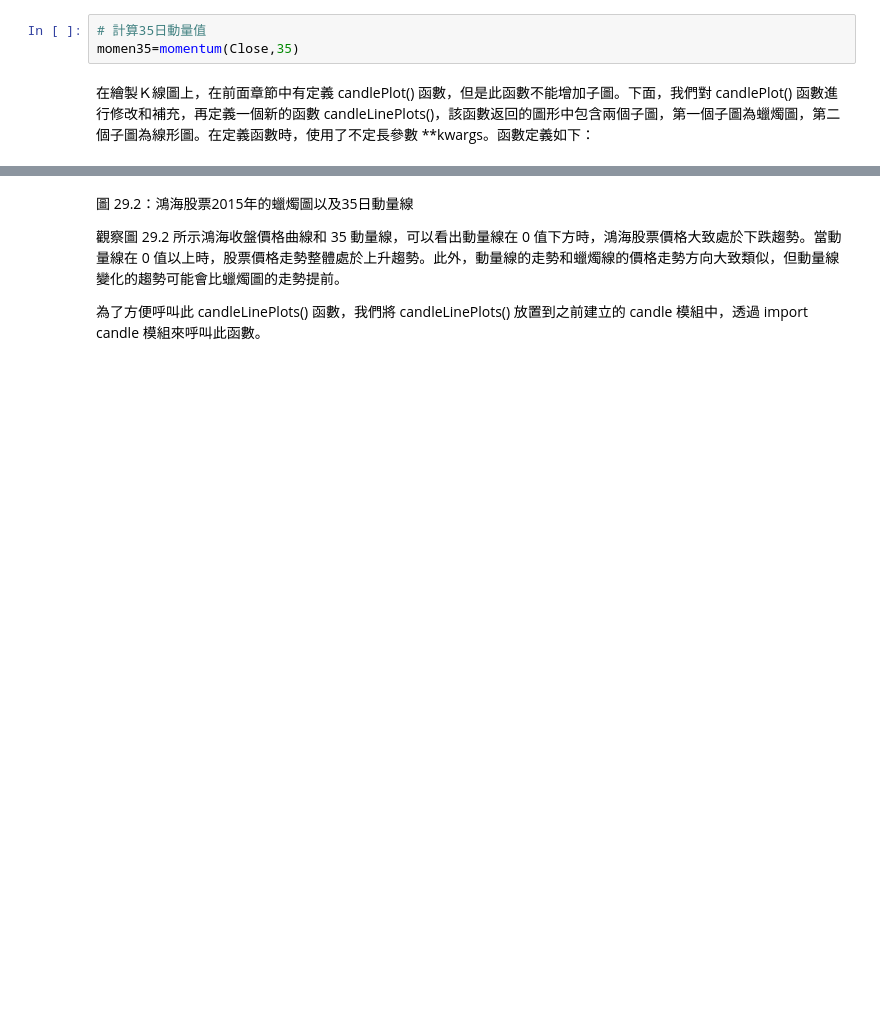
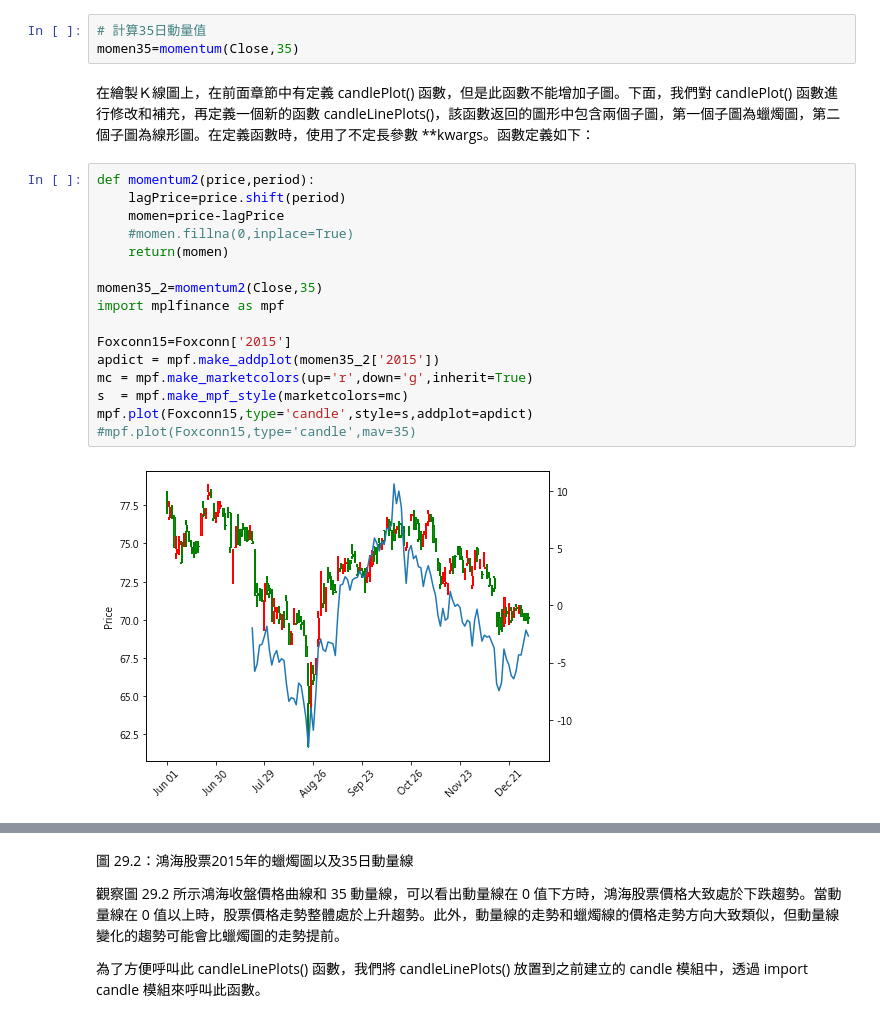
Before and after one commit to okluda/finpy_practice, a Jupyter notebook: ch_29.ipynb, the cells around one changed output, grey strips where cells are left out. Drawn from its saved outputs; the diff is of its cells as text; blank space fills up the shorter version.

```diff
--- a/ch_29.ipynb
+++ b/ch_29.ipynb
@@ -153,6 +163,24 @@ Name: Close, dtype: float64
 momen35=momentum(Close,35)
 # %% [markdown]
 在繪製Ｋ線圖上，在前面章節中有定義 candlePlot() 函數，但是此函數不能增加子圖。下面，我們對 candlePlot() 函數進行修改和補充，再定義一個新的函數 candleLinePlots()，該函數返回的圖形中包含兩個子圖，第一個子圖為蠟燭圖，第二個子圖為線形圖。在定義函數時，使用了不定長參數 **kwargs。函數定義如下：
+# %%
+def momentum2(price,period):
+    lagPrice=price.shift(period)
+    momen=price-lagPrice
+    #momen.fillna(0,inplace=True)
+    return(momen)
+
+momen35_2=momentum2(Close,35)
+import mplfinance as mpf
+
+Foxconn15=Foxconn['2015']
+apdict = mpf.make_addplot(momen35_2['2015'])
+mc = mpf.make_marketcolors(up='r',down='g',inherit=True)
+s  = mpf.make_mpf_style(marketcolors=mc)
+mpf.plot(Foxconn15,type='candle',style=s,addplot=apdict)
+#mpf.plot(Foxconn15,type='candle',mav=35)
+# %% [output]
+[figure, added]
 # %%
 import pandas as pd
 import matplotlib.pyplot as plt
```
Also changed, not shown: parts of 11 cells of this notebook.
